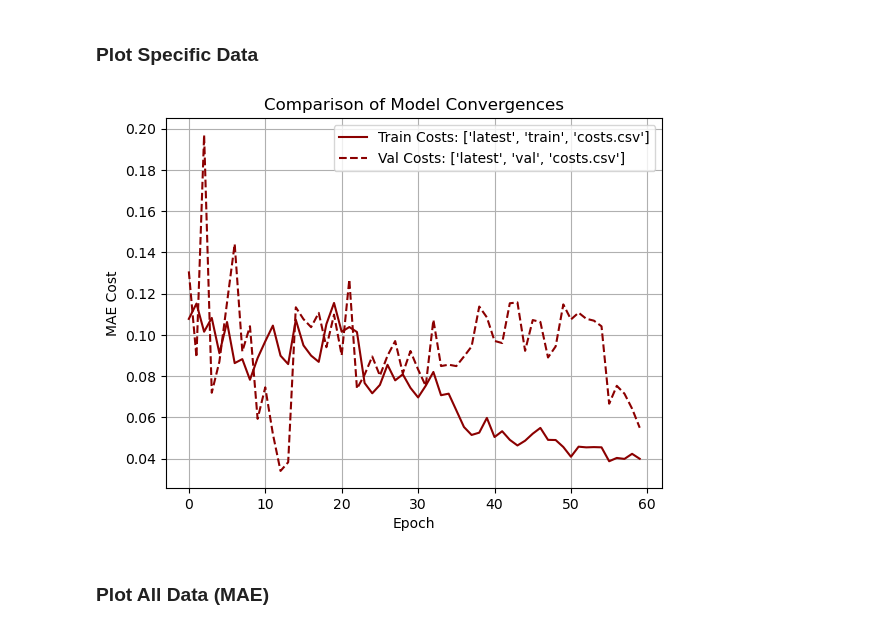
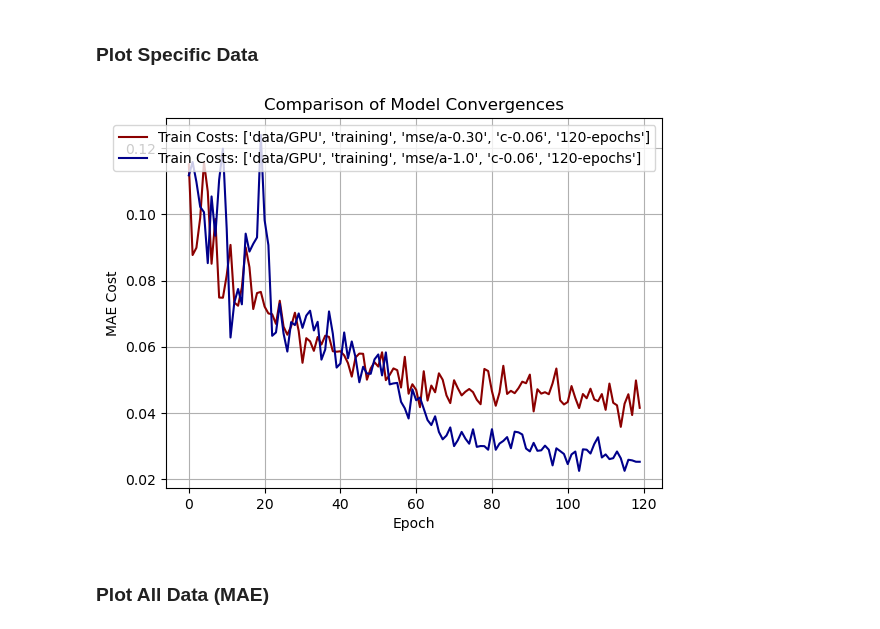
Before and after one commit to L-Amos/QNLP_project, a Jupyter notebook: fidelity_model/plotter.ipynb, the cells around one changed output. Saved outputs shown, nothing was run; the diff lists cells and outputs as text; code cells hidden in the pictures.

Commit message:
Adding GPU training data for a=0.30 for 120 epochs.

```diff
--- a/fidelity_model/plotter.ipynb
+++ b/fidelity_model/plotter.ipynb
@@ -17,27 +17,27 @@ def readfiles(files):
 ### Plot Specific Data
 # %%
 # Train Costs
-TRAIN_FILES = ["latest_train_costs.csv"]
-VAL_FILES = ["latest_val_costs.csv"]
+TRAIN_FILES = ["data/GPU_training_mse/a-0.30_c-0.06_120-epochs_TRAIN.csv", "data/GPU_training_mse/a-1.0_c-0.06_120-epochs_TRAIN.csv"]
+VAL_FILES = []
 # Val Costs
 train_costs, train_params = readfiles(TRAIN_FILES)
 val_costs, val_params = readfiles(VAL_FILES)
 # Plot
 colours = ['darkred', 'darkblue']
 for i, (train_cost, labels) in enumerate(zip(train_costs, train_params)):
     plt.plot(train_cost, color=colours[i] , label=f"Train Costs: {labels}")
 
 for i, (val_cost, labels) in enumerate(zip(val_costs, val_params)):
     plt.plot(val_cost, linestyle="--", color=colours[i], label=f"Val Costs: {labels}")
 
 plt.xlabel("Epoch")
 plt.ylabel("MAE Cost")
 plt.title(f"Comparison of Model Convergences")
 plt.legend()
 plt.grid()
 plt.show()
 # %% [output]
-[figure, old version]
+[figure, new version]
 # %% [markdown]
 ### Plot All Data (MAE)
 # %%
```
Also changed, not shown: parts of 1 cell of this notebook, 2 other files.
